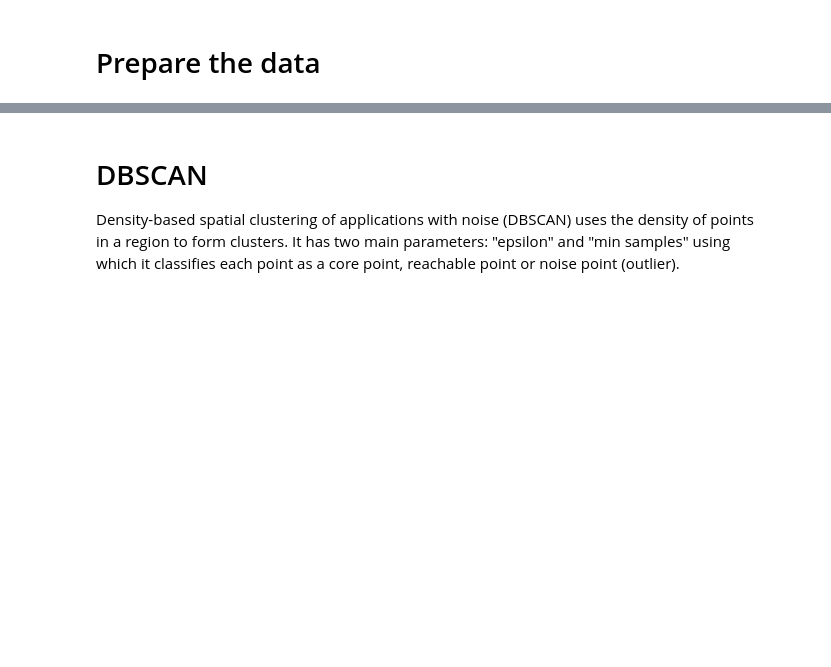
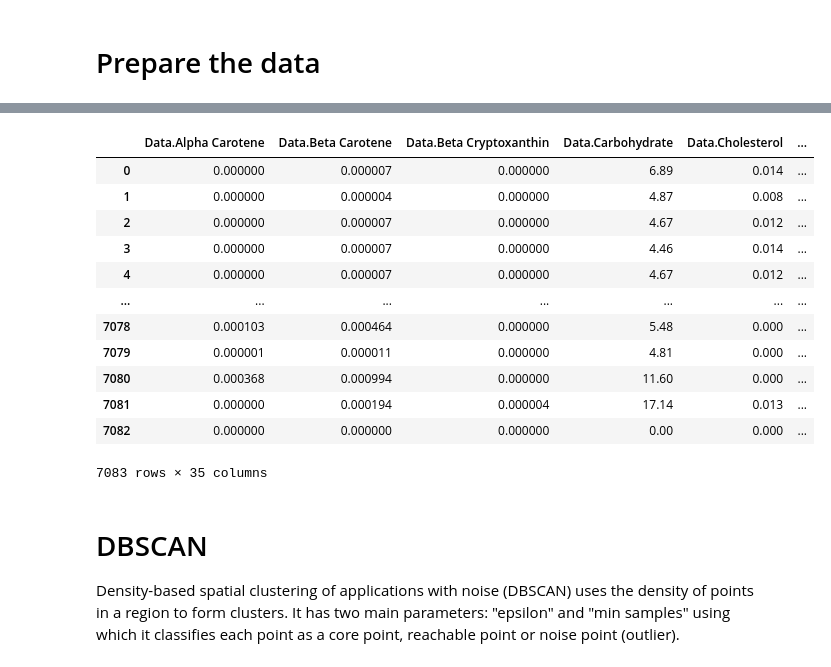
Before and after one commit to araldi/HS21---Big-Data-Analysis-in-Biomedical-Research-376-1723-00L-, a Jupyter notebook: Week8/Clustering_Part2.ipynb, the cells around one changed output, grey strips where cells are left out. Saved outputs shown, nothing was run; the diff lists cells and outputs as text; code cells hidden in the pictures; blank space fills up the shorter version.

```diff
--- a/Week8/Clustering_Part2.ipynb
+++ b/Week8/Clustering_Part2.ipynb
@@ -18,7 +18,7 @@ numeric_cols = ["sepal_length", "sepal_width", "petal_length", "petal_width"]
 iris_ML = iris_df[numeric_cols]
 # %%
 food = pd.read_csv('https://think.cs.vt.edu/corgis/datasets/csv/food/food.csv')
-food_ML = food.drop(columns = ['Category', 'Description'])
+food_ML = food.drop(columns = ['Category', 'Description', 'Nutrient Data Bank Number'])
 mcg = ['Data.Alpha Carotene',
 'Data.Beta Carotene',
 'Data.Beta Cryptoxanthin',
@@ -49,6 +49,11 @@ mg = ['Data.Cholesterol',
 'Data.Vitamins.Vitamin C',
 'Data.Vitamins.Vitamin E']
 
-food_ML[mg] = food_ML[mg] / 1000
-food_ML[mcg] = food_ML[mcg] / 1000000
-food_ML = food.drop(columns = ['Category', 'Description'])
+for m in mg:
+  food_ML.loc[:, m] = food_ML.loc[:, m] / 1000
+
+for m in mcg:
+  print(m)
+  food_ML.loc[:, m] = food_ML.loc[:, m] / 1000000
+
+#food_ML = food_ML.drop(columns = ['Category', 'Description'])
@@ -55,3 +71,19 @@ food_ML = food.drop(columns = ['Category', 'Description'])
+# %%
+food_ML
+# %% [output]
+|  | Data.Alpha Carotene | Data.Beta Carotene | Data.Beta Cryptoxanthin | Data.Carbohydrate | Data.Cholesterol | ... |
+| 0 | 0.000000 | 0.000007 | 0.000000 | 6.89 | 0.014 | ... |
+| 1 | 0.000000 | 0.000004 | 0.000000 | 4.87 | 0.008 | ... |
+| 2 | 0.000000 | 0.000007 | 0.000000 | 4.67 | 0.012 | ... |
+| 3 | 0.000000 | 0.000007 | 0.000000 | 4.46 | 0.014 | ... |
+| 4 | 0.000000 | 0.000007 | 0.000000 | 4.67 | 0.012 | ... |
+| ... | ... | ... | ... | ... | ... | ... |
+| 7078 | 0.000103 | 0.000464 | 0.000000 | 5.48 | 0.000 | ... |
+| 7079 | 0.000001 | 0.000011 | 0.000000 | 4.81 | 0.000 | ... |
+| 7080 | 0.000368 | 0.000994 | 0.000000 | 11.60 | 0.000 | ... |
+| 7081 | 0.000000 | 0.000194 | 0.000004 | 17.14 | 0.013 | ... |
+| 7082 | 0.000000 | 0.000000 | 0.000000 | 0.00 | 0.000 | ... |
+7083 rows × 35 columns
 # %% [markdown]
 # DBSCAN
 Density-based spatial clustering of applications with noise (DBSCAN) uses the density of points in a region to form clusters. It has two main parameters: "epsilon" and "min samples" using which it classifies each point as a core point, reachable point or noise point (outlier).
```
Also changed, not shown: parts of 4 cells of this notebook.
